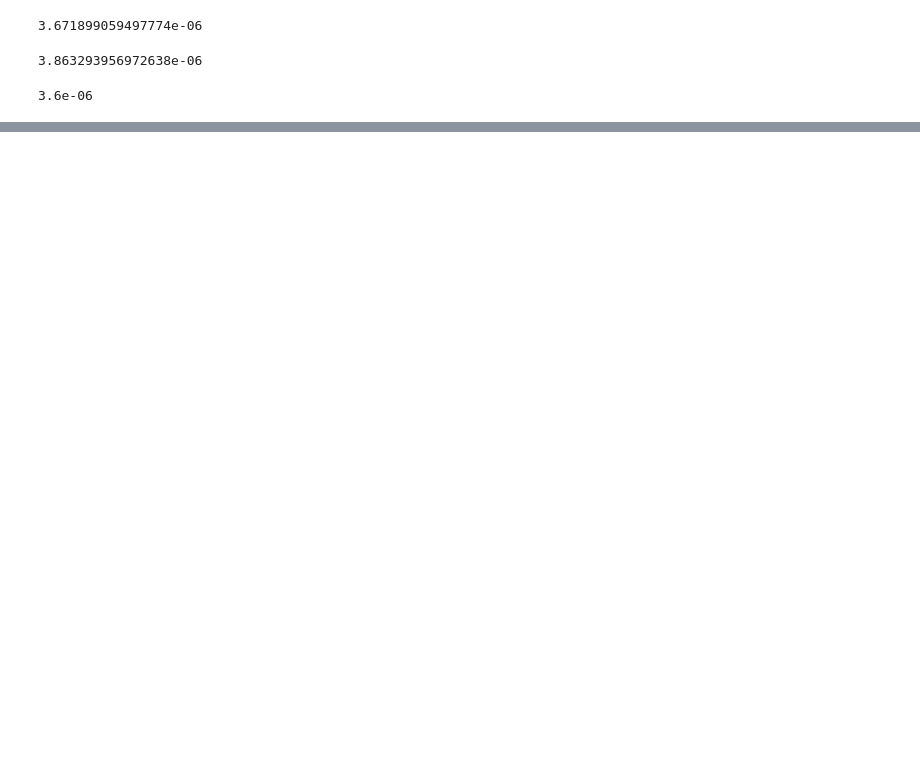
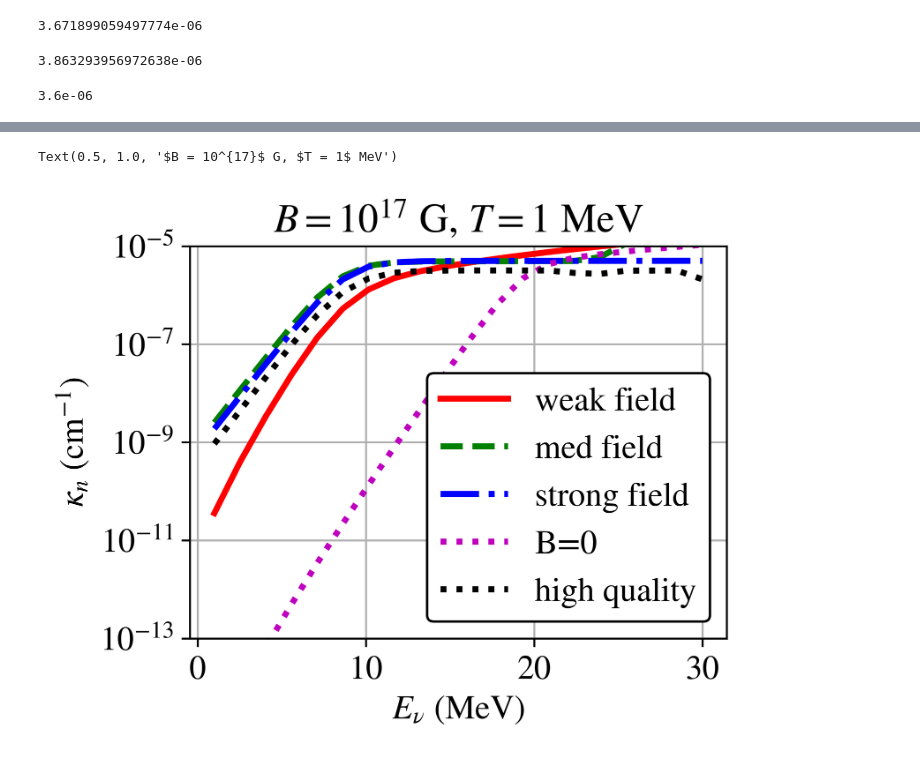
Before and after one commit to clwelch03/HEA-neutrinos, a Jupyter notebook: src/newopacities_mlknotes.ipynb, the cells around one changed output, grey strips where cells are left out. Cells and saved outputs as stored; diff of their text form; code cells hidden in the pictures; blank space fills up the shorter version.

```diff
--- a/src/newopacities_mlknotes.ipynb
+++ b/src/newopacities_mlknotes.ipynb
@@ -171,0 +213,21 @@ plt.ylim([1e-6, 1e-4])
+# %%
+knuspace = linspace(1, 30, 20) / HBARC
+
+fig, ax_temp = plt.subplots(figsize = (4, 3))
+
+ax_temp.plot(knuspace * HBARC, [nun_opacity_low(0.16 * 10**-3, 0.25, 1e17 * G_TO_FM, 1 / HBARC, knu, 0) * 10**13 for knu in knuspace], 'r-',
+        knuspace * HBARC, [nun_opacity_med(0.16 * 10**-3, 0.25, 1e17 * G_TO_FM, 1 / HBARC, knu, 0) * 10**13 for knu in knuspace], 'g--',
+        knuspace * HBARC, [nun_opacity_high(0.16 * 10**-3, 0.25, 1e17 * G_TO_FM, 1 / HBARC, knu, 0) * 10**13 for knu in knuspace], 'b-.',
+        knuspace * HBARC, [nun_opacity_zero(0.16 * 10**-3, 0.25, 1 / HBARC, knu, 0) * 10**13 for knu in knuspace], 'm:',
+        knuspace * HBARC, kappan_comp_1mev, 'k:')
+ax_temp.set_yscale('log')
+ax_temp.set_xlabel('$E_\\nu$ (MeV)')
+ax_temp.set_ylabel('$\kappa_n$ (cm$^{-1}$)')
+ax_temp.grid(alpha = 1)
+
+ax_temp.set_ylim([1e-13, 1e-5])
+ax_temp.legend(['weak field', 'med field', 'strong field', 'B=0', 'high quality'], edgecolor = 'k', framealpha = 1)
+ax_temp.set_title('$B = 10^{17}$ G, $T = 1$ MeV')
+# %% [output]
+Text(0.5, 1.0, '$B = 10^{17}$ G, $T = 1$ MeV')
+[figure, added]
```
Also changed, not shown: parts of 8 cells of this notebook.
